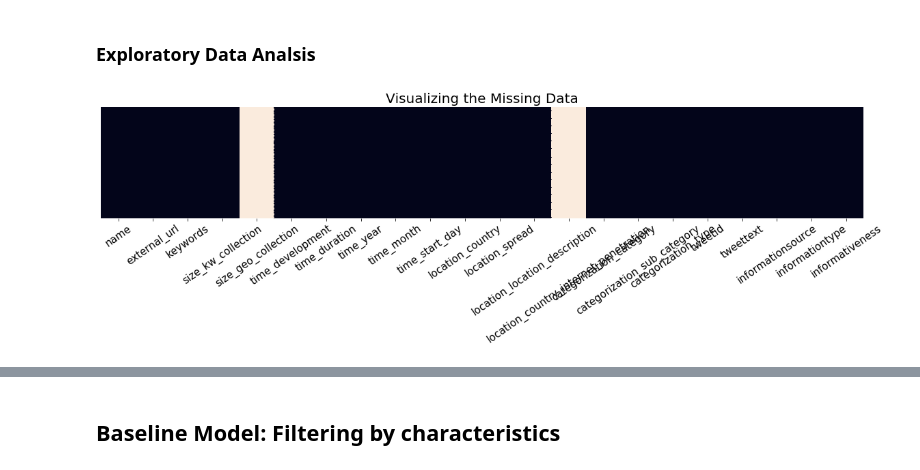
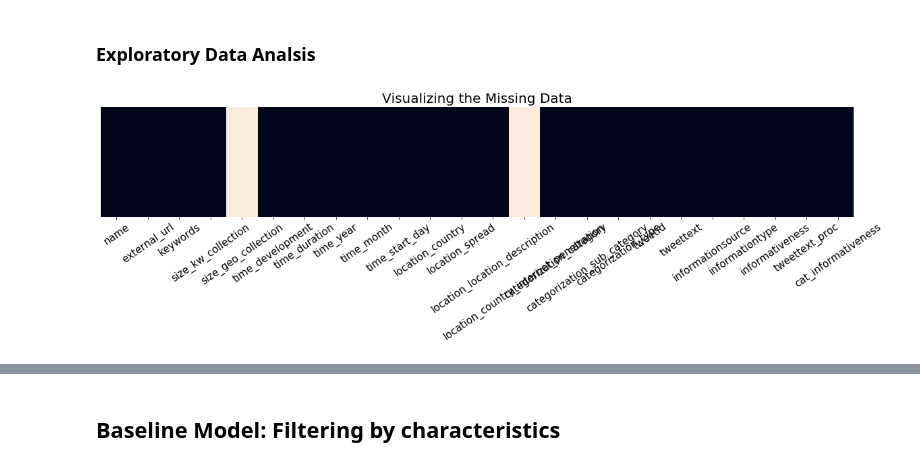
Before and after one commit to karengarm/NLP_Disaster_Tweets_Classification, a Jupyter notebook: Automatic detection of crisis-related messages - NLP.ipynb, the cells around one changed output, grey strips where cells are left out. Drawn from its saved outputs; the diff is of its cells as text; code cells hidden in the pictures.

```diff
--- a/Automatic detection of crisis-related messages - NLP.ipynb
+++ b/Automatic detection of crisis-related messages - NLP.ipynb
@@ -40,3 +47,5 @@ import emoji
+# %%
+dir_path = os.getcwd()
 # %% [markdown]
 Reading the data:
 # %%
@@ -118,17 +149,17 @@ URLs with `<URL>`, hashtags with `<HASHTAG>`, user mentions with `<USER>`, emoti
 # %%
 def replace_url(text):
     url_pattern = r'(https?:\/\/)(\s)*(www\.)?(\s)*((\w|\s)+\.)*([\w\-\s]+\/)*([\w\-]+)((\?)?[\w\s]*=\s*[\w\%&]*)*'
-    tweets = re.sub(url_pattern ,'<URL>', text)
+    tweets = re.sub(url_pattern ,'<URL>', str(text))
     return tweets
 
 def replace_hashtag(text):
     hashtag_pattern = r'#'
-    tweets = re.sub(hashtag_pattern, '<HASHTAG>', text)
+    tweets = re.sub(hashtag_pattern, '<HASHTAG>', str(text))
     return tweets
 
 def replace_user(text):
     user_pattern = r'@\S+'
-    tweets = re.sub(user_pattern, '<USER>', text)
+    tweets = re.sub(user_pattern, '<USER>', str(text))
     return tweets
 
 def replace_emoticons(text):
@@ -168,11 +189,9 @@ def translate_tweets(text):
 # %%
-df_total['tweettext'] = df_total['tweettext'].str.lower() # convert to lowercase
-df_total['tweettext'] = df_total['tweettext'].apply(lambda text: replace_url(text)) # replacement of all URLs with <URL>
-df_total['tweettext'] = df_total['tweettext'].apply(lambda text: replace_hashtag(text))
-df_total['tweettext'] = df_total['tweettext'].apply(lambda text: replace_user(text))
-df_total['tweettext'] = df_total['tweettext'].apply(lambda text: replace_emoticons(text))
-df_total['tweettext'] = df_total['tweettext'].apply(lambda text: replace_emoji(text))
-df_total.drop_duplicates(subset=['tweettext'], keep='last')
-#df_total['tweettext'] = df_total['tweettext'].apply(lambda text: translate_tweets(text))
-df_total['tweettext'].head()
+df_total = transform_tweets(df_total)
+df_total['tweettext_proc'] = df_total['tweettext_proc'].apply(lambda text: replace_url(text)) # replacement of all URLs with <URL>
+df_total['tweettext_proc'] = df_total['tweettext_proc'].apply(lambda text: replace_hashtag(text))
+df_total['tweettext_proc'] = df_total['tweettext_proc'].apply(lambda text: replace_user(text))
+df_total['tweettext_proc'] = df_total['tweettext_proc'].apply(lambda text: replace_emoticons(text))
+df_total['tweettext_proc'] = df_total['tweettext_proc'].apply(lambda text: replace_emoji(text))
+df_total.drop_duplicates(subset=['tweettext_proc'], keep='last')
 # %% [output]
@@ -185,6 +220,6 @@ Name: tweettext, dtype: object
 # %%
 df_total['cat_informativeness'] = df_total['informativeness']
-df_total.loc[df_total.cat_informativeness != 'Related and informative','cat_informativeness'] = 'Not related'
+df_total.loc[df_total.cat_informativeness != 'Related and informative','cat_informativeness'] = 'Not informative'
 # %%
 df_total.groupby(['name', 'time_year', 'location_country', 'cat_informativeness']).agg({'tweettext':'count'})
 # %% [output]
@@ -252,12 +287,12 @@ df_total.groupby(['categorization_type', 'name']).agg({'tweettext':'count'})
 ### Exploratory Data Analsis
 # %%
 plt.figure(figsize = (20, 3))
-sns.heatmap(df_total.isna(), yticklabels = False, cbar = False)
+sn.heatmap(df_total.isna(), yticklabels = False, cbar = False)
 plt.title("Visualizing the Missing Data", fontsize = 20)
 plt.xticks(rotation = 35, fontsize = 15)
 plt.show()
 # %% [output]
-[figure, old version]
+[figure, new version]
 # %%
 plt.figure(figsize = (10, 3))
 ax = plt.axes()
```
Also changed, not shown: parts of 25 cells of this notebook.
